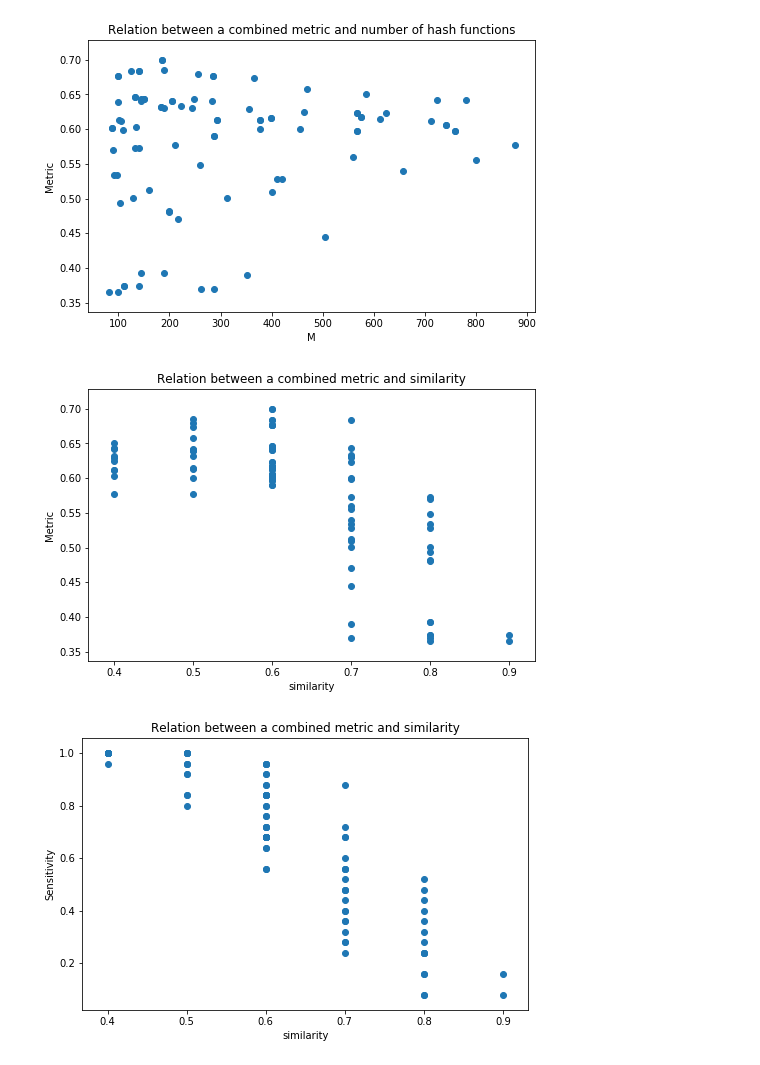
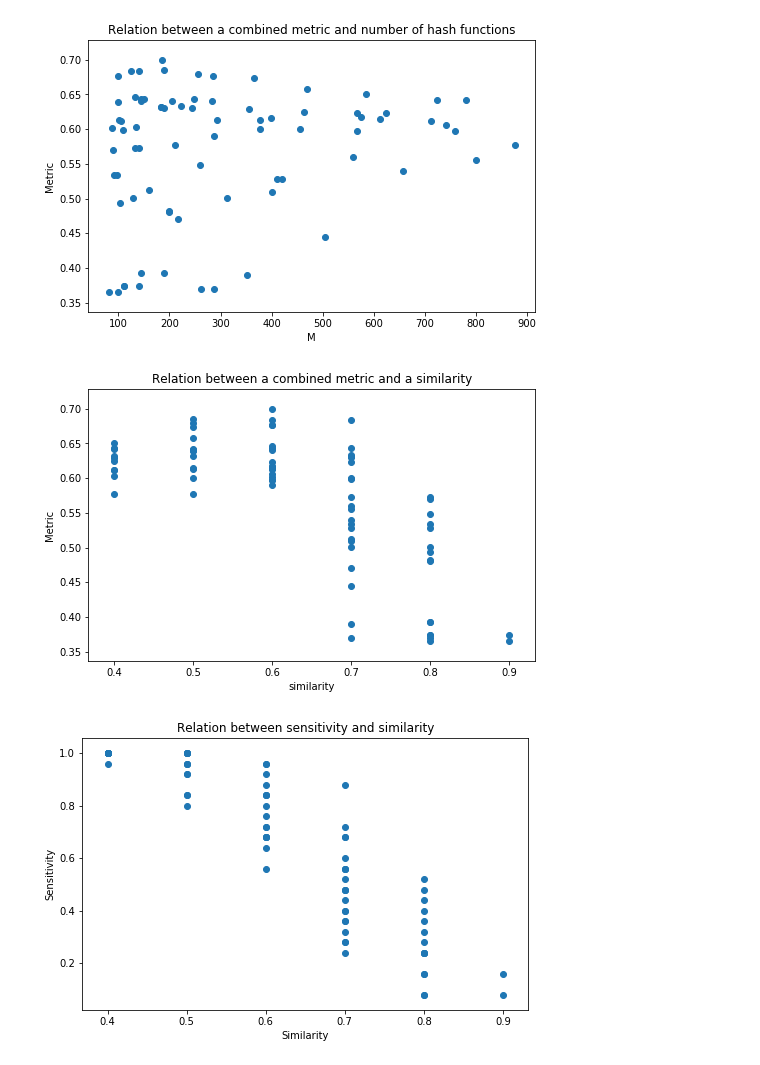
Before and after one commit to KadjelRamkisoen/LSH_PlagiarismDetection, a Jupyter notebook: LSH.ipynb, the cells around one changed output. Saved outputs shown, nothing was run; the diff lists cells and outputs as text; code cells hidden in the pictures.

Commit message:
Best model selection

```diff
--- a/LSH.ipynb
+++ b/LSH.ipynb
@@ -264,6 +257,17 @@ def parameters(s, r, p):
     b = round(np.log(1-p) / np.log(1-s**r))
     M = r * b
     return (b,r), (s,p)
+# %%
+def get_ops(similarities, rows, probabilities):
+    ops = []
+    for s in similarities:
+        for r in rows:
+            for p in probabilities:
+                params, v = parameters(s, r, p)
+                l = params[0] * params[1]
+                if l <= len(signatures[0]) and l > 80:
+                    ops.append((params, v))
+    return ops
 # %%
 rows = np.linspace(2,10,9)
 # rows = [3,7]
@@ -271,14 +275,7 @@ rows = np.linspace(2,10,9)
 # similarities = [0.7, 0.8]
 # probabilities = np.linspace(0.8,0.95,4)
 probabilities = [0.7, 0.8, 0.9, 0.95, 0.99]
-similarities = np.linspace(0.4,0.6,3)
-ops = []
-for s in similarities:
-    for r in rows:
-        for p in probabilities:
-            params, v = parameters(s, r, p)
-            l = params[0] * params[1]
-            if l <= len(signatures[0]) and l > 80:
-                ops.append((params, v))
+similarities = np.linspace(0.4,0.9,6)
+ops = get_ops(similarities, rows, probabilities)
 print(len(ops))
 # %% [output]
@@ -313,8 +318,8 @@ len(signatures)
 # %% [output]
 1000
 # %%
-# best_comb = 0
-# res = []
+best_comb = 0
+res = []
 # accuracy, spec, sens, precision
 weights = [0,0,2,2]
 t0 = time.time()
@@ -438,16 +445,16 @@ plt.figure(figsize=(8,5))
 plt.scatter(results["similarity"],results["combined"])
 plt.xlabel('similarity')
 plt.ylabel('Metric')
-plt.title("Relation between a combined metric and similarity")
+plt.title("Relation between a combined metric and a similarity")
 plt.show()
 # %% [output]
-[figure, old version]
+[figure, new version]
 # %%
 plt.figure(figsize=(8,5))
 plt.scatter(results["similarity"],results["sens"])
-plt.xlabel('similarity')
+plt.xlabel('Similarity')
 plt.ylabel('Sensitivity')
-plt.title("Relation between a combined metric and similarity")
+plt.title("Relation between sensitivity and similarity")
 plt.show()
 # %% [output]
-[figure, old version]
+[figure, new version]
```
Also changed, not shown: parts of 39 cells of this notebook.
